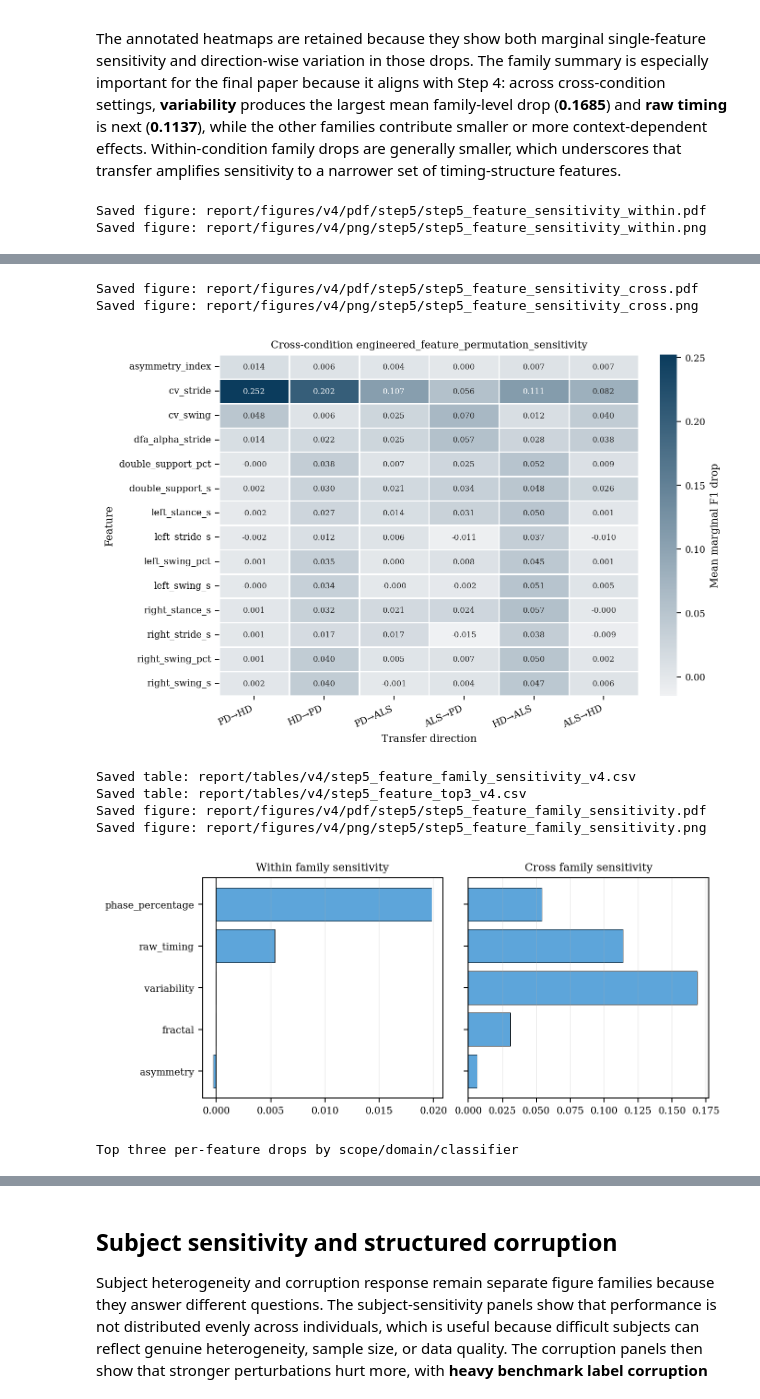
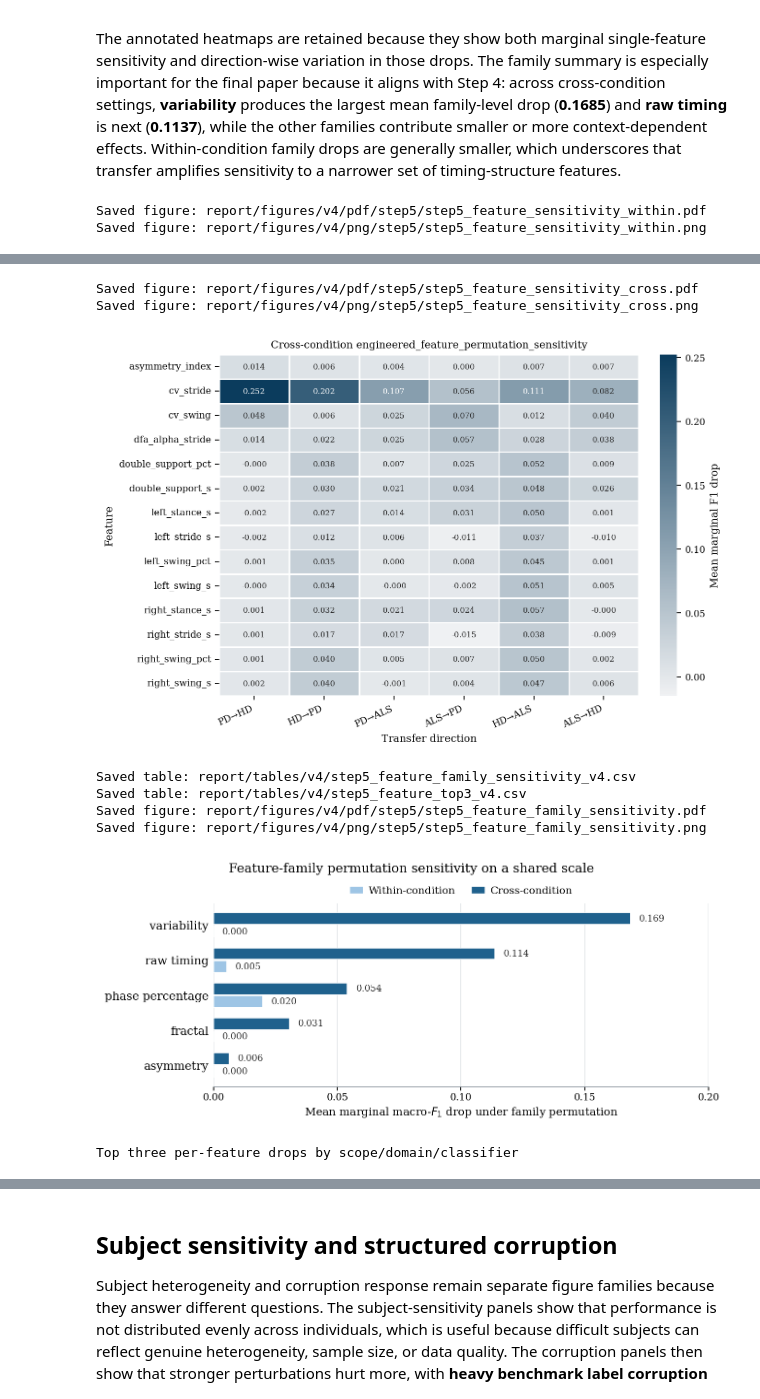
Before and after one commit to Sys-Omertosa/gait-transfer-ndd, a Jupyter notebook: notebooks/05_noise_robustness.ipynb, the cells around one changed output, grey strips where cells are left out. Saved outputs shown, nothing was run; the diff lists cells and outputs as text; code cells hidden in the pictures.

```diff
--- a/notebooks/05_noise_robustness.ipynb
+++ b/notebooks/05_noise_robustness.ipynb
@@ -325,41 +392,103 @@ family_rows = []
 top_rows = []
 for scope_name, scope_payload in feature_sens.items():
     for domain_key, domain_payload in scope_payload.items():
         for clf_name, clf_payload in domain_payload.items():
             for family, value in clf_payload['per_family'].items():
                 family_rows.append({'scope': scope_name, 'domain': domain_key, 'classifier': clf_name, 'family': family, 'drop': float(value)})
             ranked = pd.Series(clf_payload['per_feature']).sort_values(ascending=False).head(3)
             for rank, (feature, value) in enumerate(ranked.items(), start=1):
                 top_rows.append({'scope': scope_name, 'domain': domain_key, 'classifier': clf_name, 'rank': rank, 'feature': feature, 'drop': float(value)})
 family_df = pd.DataFrame(family_rows)
 top_df = pd.DataFrame(top_rows)
 save_table_csv(family_df, 'step5_feature_family_sensitivity_v4.csv')
 save_table_csv(top_df, 'step5_feature_top3_v4.csv')
 
 family_plot = family_df.groupby(['scope', 'family'], as_index=False)['drop'].mean()
-fig, axes = plt.subplots(1, 2, figsize=(IEEE_TWO_COL, 3.0), sharey=True, constrained_layout=True)
-for ax, scope_name in zip(axes, ['within', 'cross']):
-    frame = family_plot[family_plot['scope'] == scope_name].sort_values('drop')
-    ax.barh(frame['family'], frame['drop'], color='#5DA5DA', edgecolor='black', linewidth=0.4)
-    ax.set_title(f'{scope_name.capitalize()} family sensitivity')
-    ax.axvline(0.0, color='black', linewidth=0.7)
-    ax.grid(axis='x', alpha=0.2)
+
+# ── Manuscript figure: feature-family permutation sensitivity ────────────────
+# Both scopes share one axis. Drawn as two panels with independent limits the
+# within-condition bars look comparable to the cross-condition ones even though
+# they are an order of magnitude smaller, which is the opposite of the finding.
+family_wide = (
+    family_plot.pivot(index='family', columns='scope', values='drop')
+    .sort_values('cross', ascending=True)
+)
+
+SENS_FIG_W = IEEE_TWO_COL
+SENS_LEFT, SENS_RIGHT = 1.32, 0.18
+SENS_PLOT_W = SENS_FIG_W - SENS_LEFT - SENS_RIGHT
+SENS_GROUP_H = 0.42
+SENS_PLOT_H = SENS_GROUP_H * len(family_wide)
+SENS_TOP, SENS_TITLE_H, SENS_LEGEND_H = 0.06, 0.28, 0.26
+SENS_XTICK_H, SENS_XLABEL_H, SENS_BOTTOM = 0.22, 0.28, 0.06
+SENS_FIG_H = (SENS_TOP + SENS_TITLE_H + SENS_LEGEND_H + SENS_PLOT_H
+              + SENS_XTICK_H + SENS_XLABEL_H + SENS_BOTTOM)
+SENS_XMAX = 0.20
+
+fig = plt.figure(figsize=(SENS_FIG_W, SENS_FIG_H))
+ax = fig.add_axes((
+    SENS_LEFT / SENS_FIG_W,
+    (SENS_BOTTOM + SENS_XLABEL_H + SENS_XTICK_H) / SENS_FIG_H,
+    SENS_PLOT_W / SENS_FIG_W,
+    SENS_PLOT_H / SENS_FIG_H,
+))
+ax.set_axisbelow(True)
+ax.grid(axis='x', color='#DDE1E4', linewidth=0.6)
+
+rows = np.arange(len(family_wide))
+sens_labels = []
+for scope_name, label, color, offset in [
+    ('within', 'Within-condition', '#9EC5E5', -0.185),
+    ('cross', 'Cross-condition', '#1F618D', 0.185),
+]:
+    values = family_wide[scope_name].to_numpy(dtype=float)
+    ax.barh(rows + offset, values, height=0.33, color=color, edgecolor='white',
+            linewidth=0.6, label=label, zorder=2)
+    for row_idx, value in zip(rows, values):
+        # a drop that rounds to zero is written unsigned rather than as "-0.000"
+        shown = f'{value:.3f}'.replace('-0.000', '0.000')
+        sens_labels.append(ax.text(max(value, 0.0) + 0.0035, row_idx + offset, shown,
+                                   va='center', ha='left', fontsize=7.4,
+                                   color='#2F2F2F', zorder=3))
+
+ax.set_xlim(0.0, SENS_XMAX)
+ax.set_ylim(-0.62, len(family_wide) - 0.38)
+ax.set_yticks(rows)
+ax.set_yticklabels([name.replace('_', ' ') for name in family_wide.index], fontsize=9.5)
+ax.set_xticks([0.0, 0.05, 0.10, 0.15, 0.20])
+ax.tick_params(axis='x', labelsize=8, length=3, pad=2)
+ax.tick_params(axis='y', length=0, pad=4)
+for side in ('top', 'right', 'left'):
+    ax.spines[side].set_visible(False)
+ax.spines['bottom'].set_color('#8C959D')
+ax.spines['bottom'].set_linewidth(0.7)
+ax.set_xlabel('Mean marginal macro-$F_1$ drop under family permutation', fontsize=9, labelpad=3)
+ax.legend(loc='lower center', bbox_to_anchor=(0.5, 1.015), ncol=2, frameon=False,
+          fontsize=8.5, handlelength=1.3, handletextpad=0.5, columnspacing=1.6, borderpad=0.0)
+
+fig.text(0.5, (SENS_FIG_H - SENS_TOP - SENS_TITLE_H / 2) / SENS_FIG_H,
+         'Feature-family permutation sensitivity on a shared scale',
+         ha='center', va='center', fontsize=10.5)
+
 savefig_stem(fig, 'step5_feature_family_sensitivity')
+PAPER_FIG, PAPER_STEM = fig, 'step5_feature_family_sensitivity'
+_inside = all(t.get_position()[0] < SENS_XMAX for t in sens_labels)
+PAPER_CHECKS = [('value labels', _inside, f'{len(sens_labels)} bar labels inside x-limit: {_inside}')]
 plt.show()
 
 display(top_df.head(24).style.format({'drop': '{:.4f}'}).set_caption('Top three per-feature drops by scope/domain/classifier'))
 # %% [output]
 Saved figure: report/figures/v4/pdf/step5/step5_feature_sensitivity_within.pdf
 Saved figure: report/figures/v4/png/step5/step5_feature_sensitivity_within.png
 [figure]
 Saved figure: report/figures/v4/pdf/step5/step5_feature_sensitivity_cross.pdf
 Saved figure: report/figures/v4/png/step5/step5_feature_sensitivity_cross.png
 [figure]
 Saved table: report/tables/v4/step5_feature_family_sensitivity_v4.csv
 Saved table: report/tables/v4/step5_feature_top3_v4.csv
 Saved figure: report/figures/v4/pdf/step5/step5_feature_family_sensitivity.pdf
 Saved figure: report/figures/v4/png/step5/step5_feature_family_sensitivity.png
-[figure, old version]
+[figure, new version]
 Top three per-feature drops by scope/domain/classifier
 |  | scope | domain | classifier | rank | feature | drop |
 | 0 | cross | als_to_hd | dt | 1 | double_support_s | 0.1164 |
```
Also changed, not shown: parts of 2 cells of this notebook, 18 other files.
